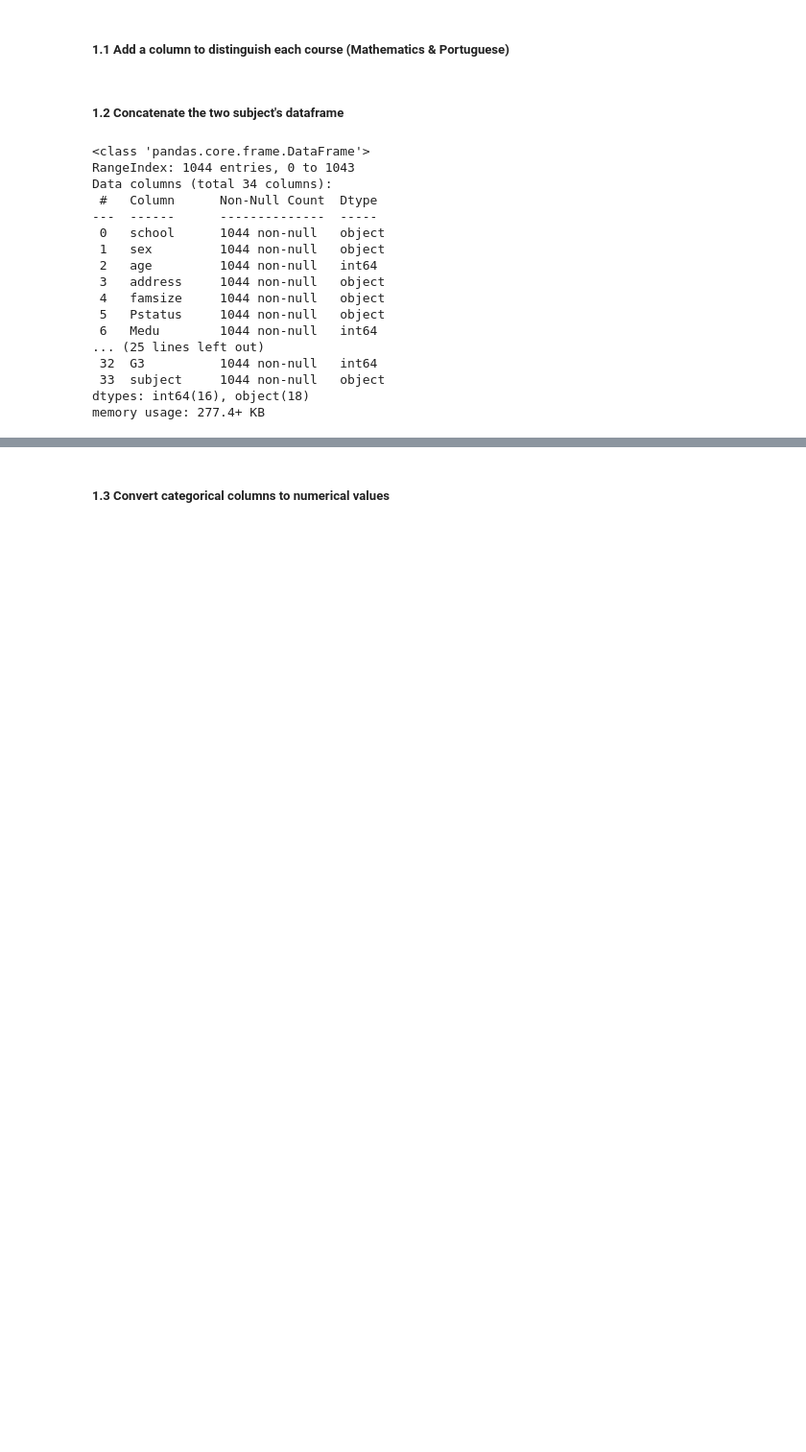
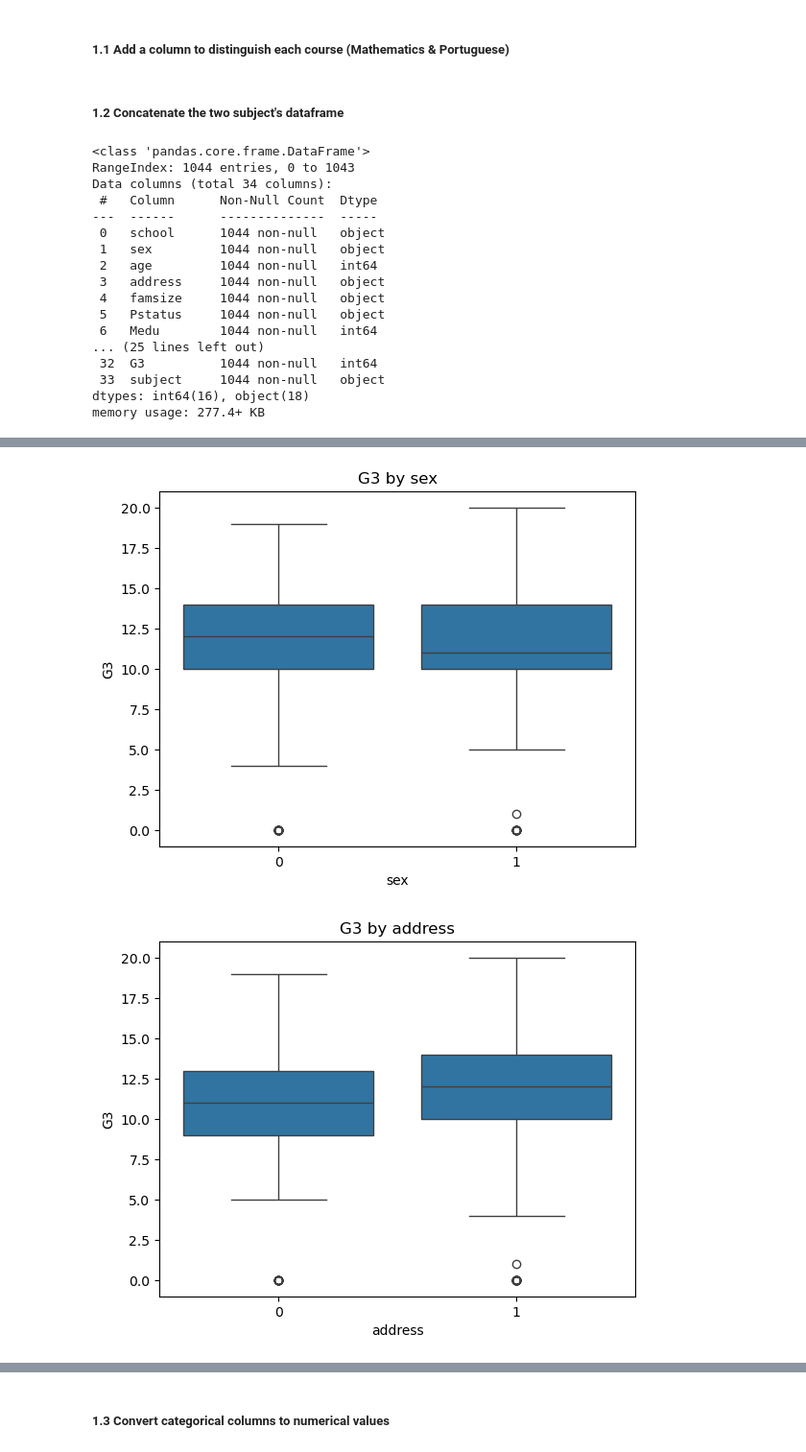
Before and after one commit to DolapoSalim/student-performance-analysis, a Jupyter notebook: scr/analysis.ipynb, the cells around one changed output, grey strips where cells are left out. Shown at 96% size. Drawn from its saved outputs; the diff is of its cells as text; code cells hidden in the pictures; blank space fills up the shorter version.

```diff
--- a/scr/analysis.ipynb
+++ b/scr/analysis.ipynb
@@ -123,0 +147,11 @@ dtype: int64
+# %%
+import seaborn as sns
+import matplotlib.pyplot as plt
+
+for col in binary_cols:
+    sns.boxplot(x=col, y='G3', data=df_all)
+    plt.title(f'G3 by {col}')
+    plt.show()
+# %% [output]
+[figure, added]
+[figure, added]
```
Also changed, not shown: parts of 14 cells of this notebook.
